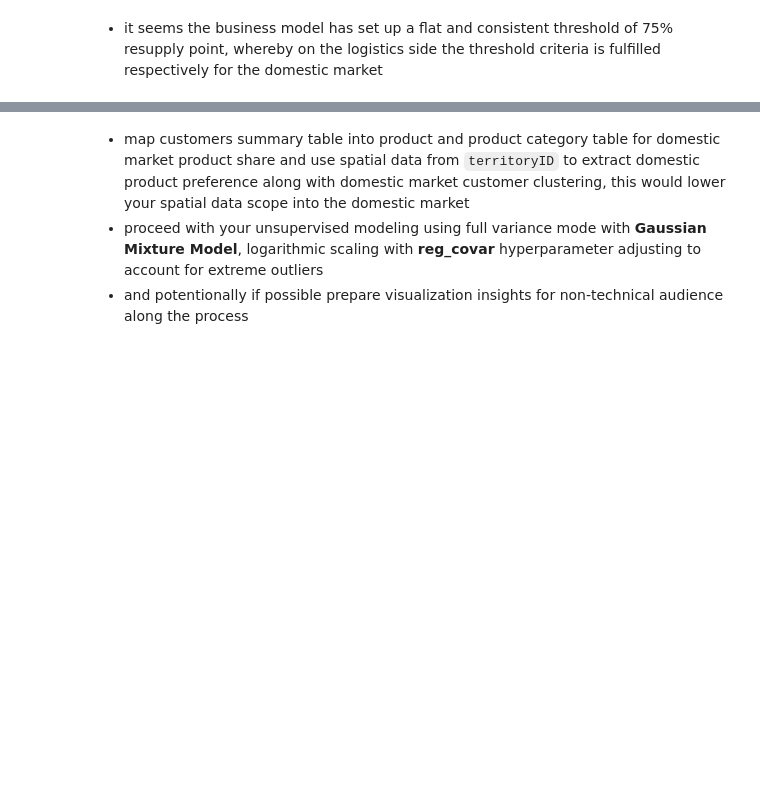
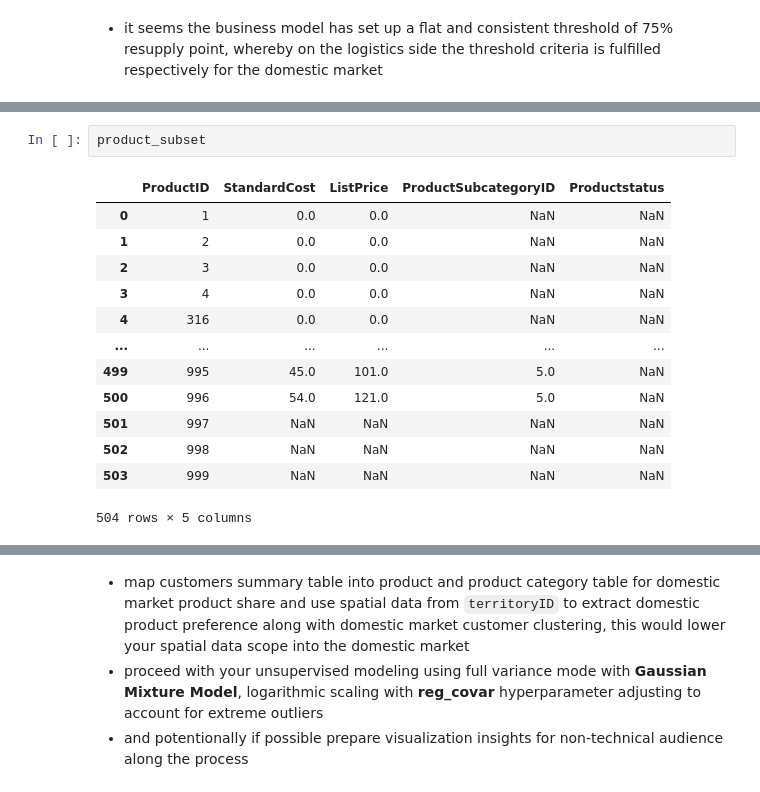
Before and after one commit to AtlasMarbx/AdventureWorks-Data-Migration-and-insight-extraction, a Jupyter notebook: EDA_process.ipynb, the cells around one changed output, grey strips where cells are left out. Cells and saved outputs as stored; diff of their text form; blank space fills up the shorter version.

```diff
--- a/EDA_process.ipynb
+++ b/EDA_process.ipynb
@@ -1159,0 +1158,16 @@ product_subset.head(1)
+# %%
+product_subset
+# %% [output]
+|  | ProductID | StandardCost | ListPrice | ProductSubcategoryID | Productstatus |
+| 0 | 1 | 0.0 | 0.0 | NaN | NaN |
+| 1 | 2 | 0.0 | 0.0 | NaN | NaN |
+| 2 | 3 | 0.0 | 0.0 | NaN | NaN |
+| 3 | 4 | 0.0 | 0.0 | NaN | NaN |
+| 4 | 316 | 0.0 | 0.0 | NaN | NaN |
+| ... | ... | ... | ... | ... | ... |
+| 499 | 995 | 45.0 | 101.0 | 5.0 | NaN |
+| 500 | 996 | 54.0 | 121.0 | 5.0 | NaN |
+| 501 | 997 | NaN | NaN | NaN | NaN |
+| 502 | 998 | NaN | NaN | NaN | NaN |
+| 503 | 999 | NaN | NaN | NaN | NaN |
+504 rows × 5 columns
```
Also changed, not shown: parts of 11 cells of this notebook.
